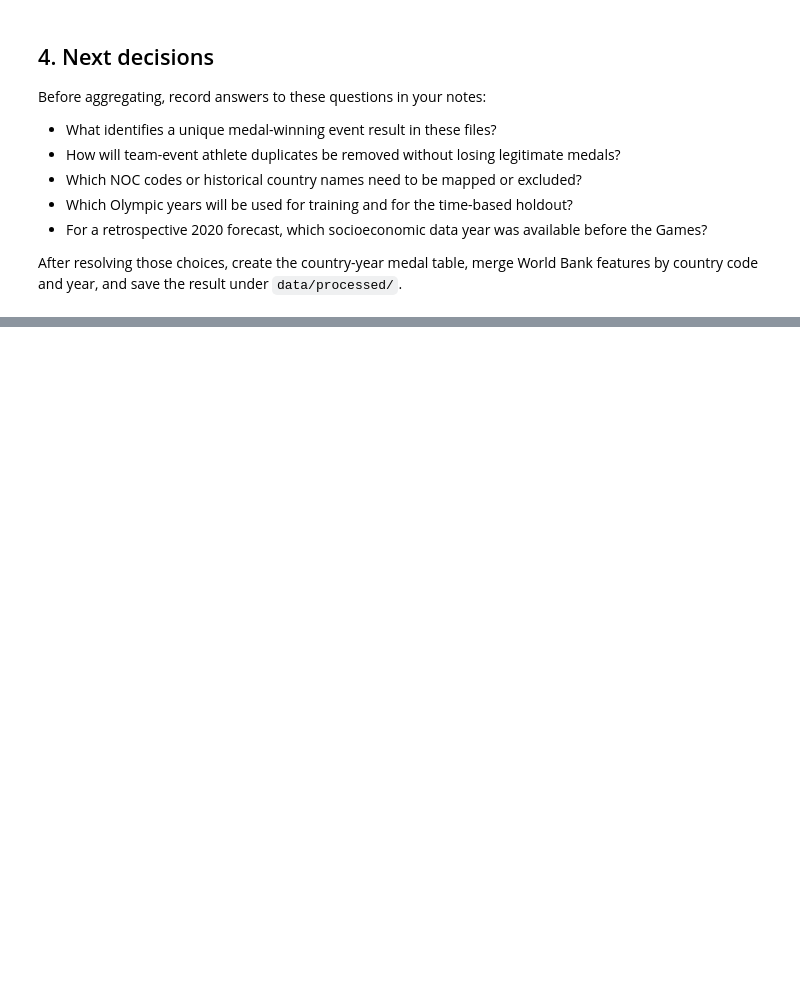
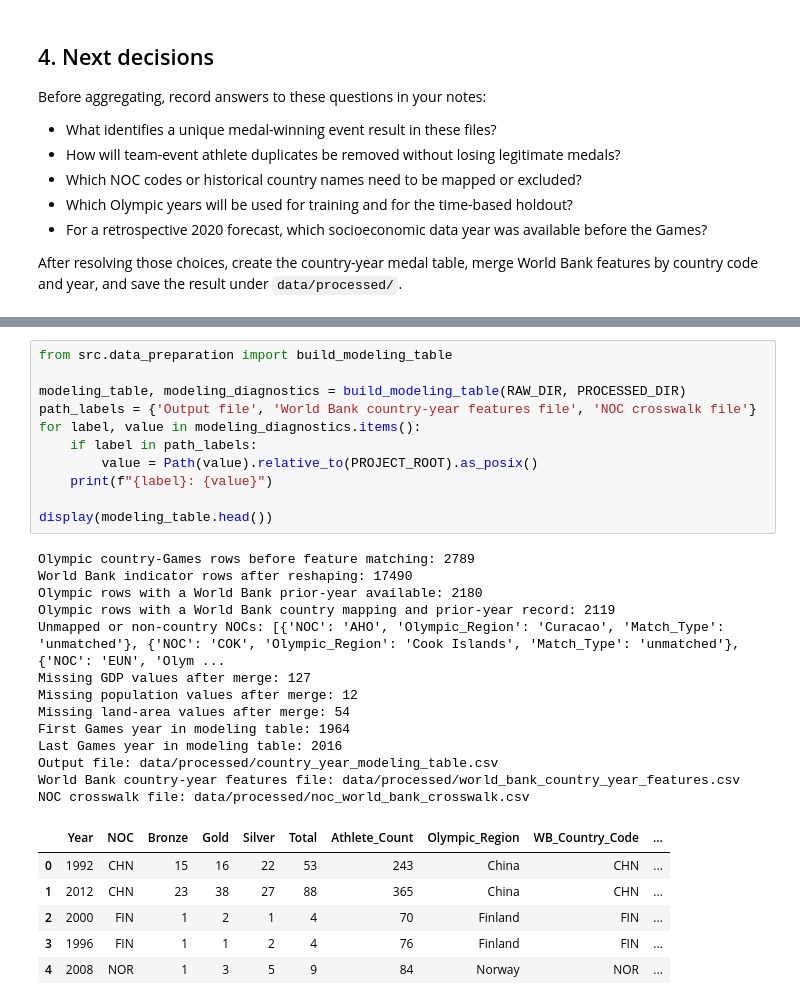
Before and after one commit to Dhyan-rao-10/ML-Mini-Project-olympic-medal-prediction, a Jupyter notebook: notebooks/01_data_preparation.ipynb, the cells around one changed output, grey strips where cells are left out. Drawn from its saved outputs; the diff is of its cells as text; blank space fills up the shorter version.

```diff
--- a/notebooks/01_data_preparation.ipynb
+++ b/notebooks/01_data_preparation.ipynb
@@ -70,0 +245,31 @@ After resolving those choices, create the country-year medal table, merge World
+# %%
+from src.data_preparation import build_modeling_table
+
+modeling_table, modeling_diagnostics = build_modeling_table(RAW_DIR, PROCESSED_DIR)
+path_labels = {'Output file', 'World Bank country-year features file', 'NOC crosswalk file'}
+for label, value in modeling_diagnostics.items():
+    if label in path_labels:
+        value = Path(value).relative_to(PROJECT_ROOT).as_posix()
+    print(f"{label}: {value}")
+
+display(modeling_table.head())
+# %% [output]
+Olympic country-Games rows before feature matching: 2789
+World Bank indicator rows after reshaping: 17490
+Olympic rows with a World Bank prior-year available: 2180
+Olympic rows with a World Bank country mapping and prior-year record: 2119
+Unmapped or non-country NOCs: [{'NOC': 'AHO', 'Olympic_Region': 'Curacao', 'Match_Type': 'unmatched'}, {'NOC': 'COK', 'Olympic_Region': 'Cook Islands', 'Match_Type': 'unmatched'}, {'NOC': 'EUN', 'Olym ...
+Missing GDP values after merge: 127
+Missing population values after merge: 12
+Missing land-area values after merge: 54
+First Games year in modeling table: 1964
+Last Games year in modeling table: 2016
+Output file: data/processed/country_year_modeling_table.csv
+World Bank country-year features file: data/processed/world_bank_country_year_features.csv
+NOC crosswalk file: data/processed/noc_world_bank_crosswalk.csv
+|  | Year | NOC | Bronze | Gold | Silver | Total | Athlete_Count | Olympic_Region | WB_Country_Code | ... |
+| 0 | 1992 | CHN | 15 | 16 | 22 | 53 | 243 | China | CHN | ... |
+| 1 | 2012 | CHN | 23 | 38 | 27 | 88 | 365 | China | CHN | ... |
+| 2 | 2000 | FIN | 1 | 2 | 1 | 4 | 70 | Finland | FIN | ... |
+| 3 | 1996 | FIN | 1 | 1 | 2 | 4 | 76 | Finland | FIN | ... |
+| 4 | 2008 | NOR | 1 | 3 | 5 | 9 | 84 | Norway | NOR | ... |
```
Also changed, not shown: parts of 8 cells of this notebook, 8 other files.
